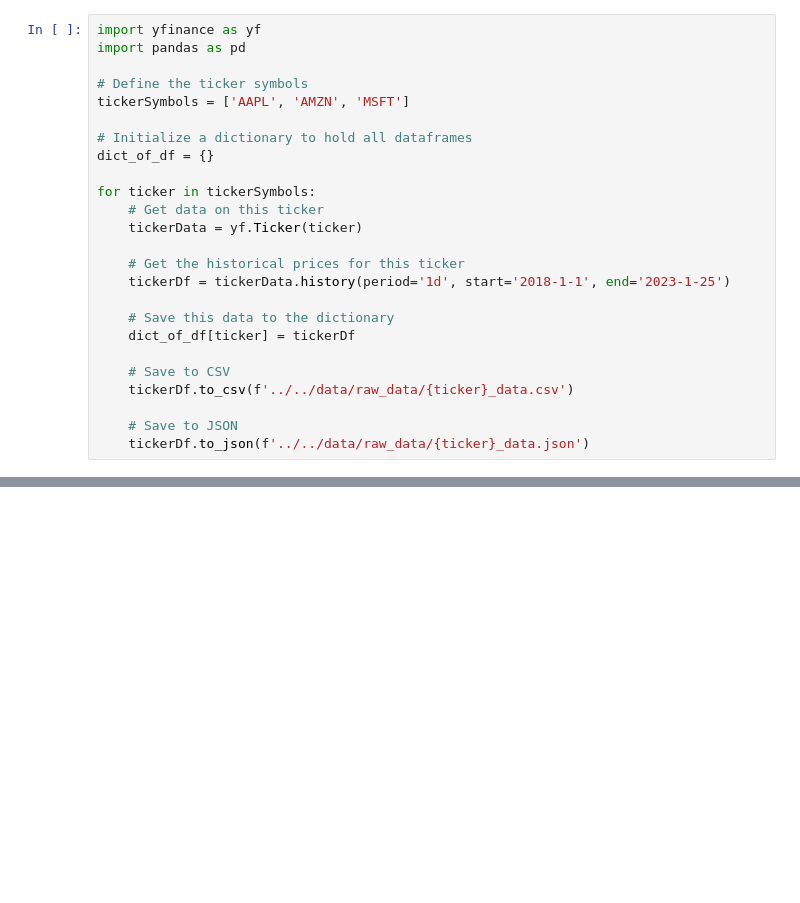
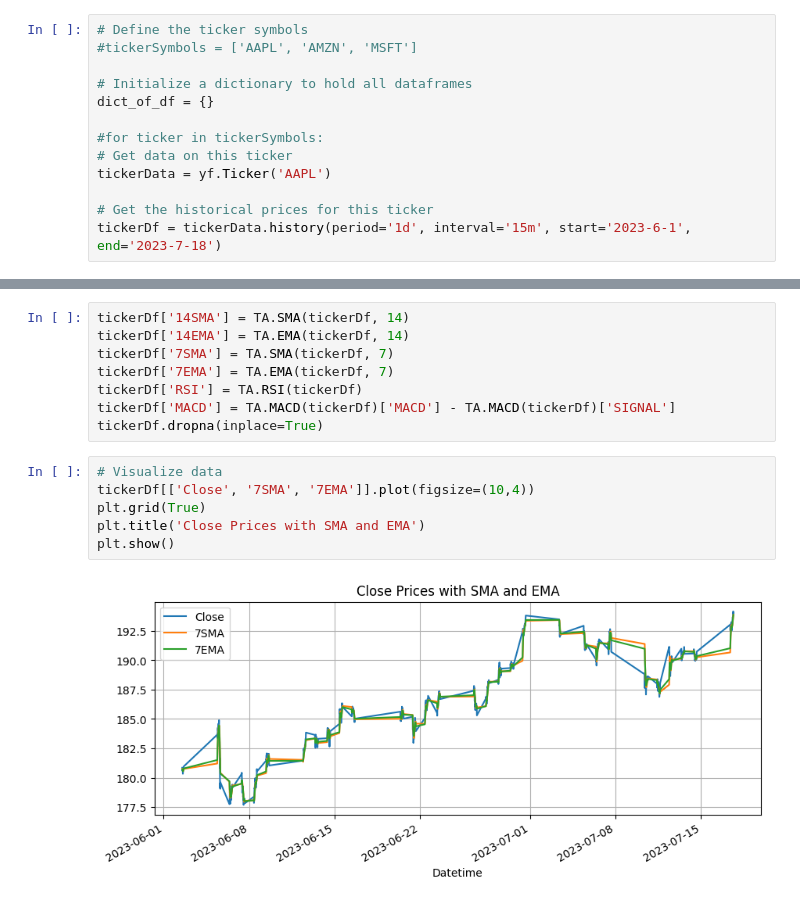
Before and after one commit to varun-gangadharan/ML-trading-bot, a Jupyter notebook: scripts/data_collection/get_data.ipynb, the cells around one changed output, grey strips where cells are left out. Cells and saved outputs as stored; diff of their text form; blank space fills up the shorter version.

```diff
--- a/scripts/data_collection/get_data.ipynb
+++ b/scripts/data_collection/get_data.ipynb
@@ -23,25 +29,13 @@ Note: you may need to restart the kernel to use updated packages.
 # %%
-import yfinance as yf
-import pandas as pd
-
 # Define the ticker symbols
-tickerSymbols = ['AAPL', 'AMZN', 'MSFT']
+#tickerSymbols = ['AAPL', 'AMZN', 'MSFT']
 
 # Initialize a dictionary to hold all dataframes
 dict_of_df = {}
 
-for ticker in tickerSymbols:
-    # Get data on this ticker
-    tickerData = yf.Ticker(ticker)
+#for ticker in tickerSymbols:
+# Get data on this ticker
+tickerData = yf.Ticker('AAPL')
 
-    # Get the historical prices for this ticker
-    tickerDf = tickerData.history(period='1d', start='2018-1-1', end='2023-1-25')
-
-    # Save this data to the dictionary
-    dict_of_df[ticker] = tickerDf
-
-    # Save to CSV
-    tickerDf.to_csv(f'../../data/raw_data/{ticker}_data.csv')
-
-    # Save to JSON
-    tickerDf.to_json(f'../../data/raw_data/{ticker}_data.json')
+# Get the historical prices for this ticker
+tickerDf = tickerData.history(period='1d', interval='15m', start='2023-6-1', end='2023-7-18')
@@ -47,0 +59,16 @@ for ticker in tickerSymbols:
+# %%
+tickerDf['14SMA'] = TA.SMA(tickerDf, 14)
+tickerDf['14EMA'] = TA.EMA(tickerDf, 14)
+tickerDf['7SMA'] = TA.SMA(tickerDf, 7)
+tickerDf['7EMA'] = TA.EMA(tickerDf, 7)
+tickerDf['RSI'] = TA.RSI(tickerDf)
+tickerDf['MACD'] = TA.MACD(tickerDf)['MACD'] - TA.MACD(tickerDf)['SIGNAL']
+tickerDf.dropna(inplace=True)
+# %%
+# Visualize data
+tickerDf[['Close', '7SMA', '7EMA']].plot(figsize=(10,4))
+plt.grid(True)
+plt.title('Close Prices with SMA and EMA')
+plt.show()
+# %% [output]
+[figure, added]
```
Also changed, not shown: parts of 6 cells of this notebook, 6 other files.
